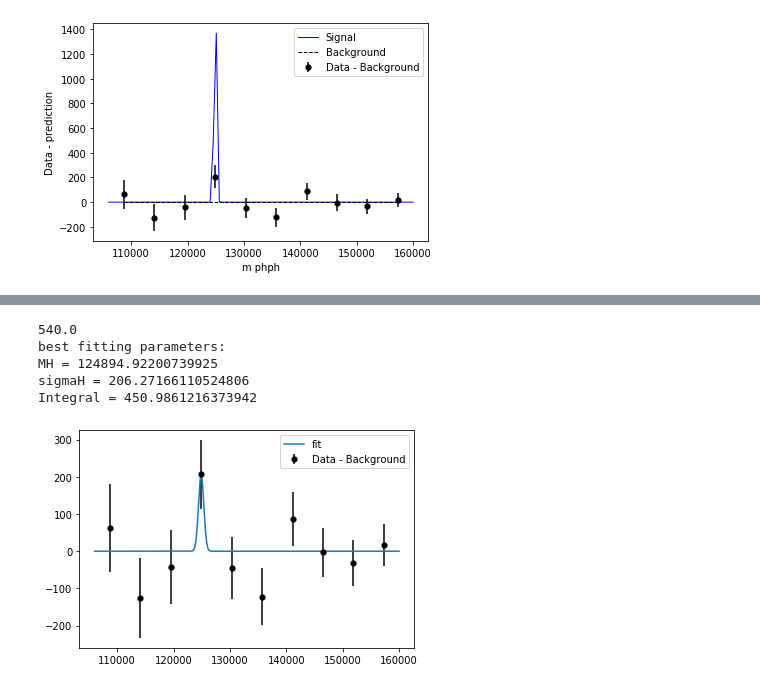
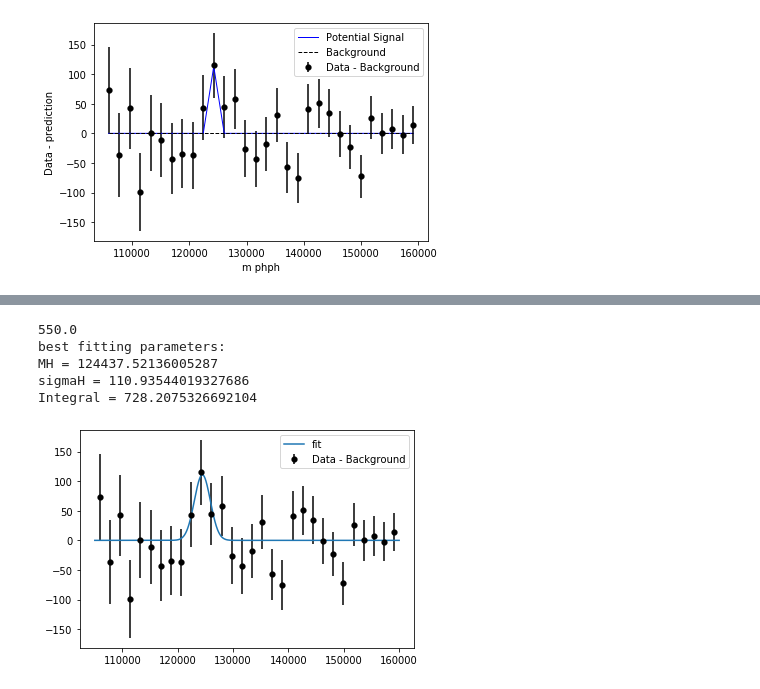
Before and after one commit to keaveney/UCT3rdYearLabATLASOpenData, a Jupyter notebook: Part2_RediscoverTheHiggsBoson.ipynb, the cells around one changed output, grey strips where cells are left out. Saved outputs shown, nothing was run; the diff lists cells and outputs as text; code cells hidden in the pictures.

```diff
--- a/Part2_RediscoverTheHiggsBoson.ipynb
+++ b/Part2_RediscoverTheHiggsBoson.ipynb
@@ -65,17 +71,17 @@ Wall time: 10.5 ms
 # %%
 %%time
 mH = 124894.0
-sigmaH = 200.0
+sigmaH = 210.0
 
 #example binning
 nBins = 30
 minMass = 105000
 maxMass = 160000
 
-#biased bins for H125
-nBins = 10
-minMass = 106000
-maxMass = 160000
+#biased bins for H125 (such that one bin sits right on the higgs peak)
+#nBins = 10
+#minMass = 106000
+#maxMass = 160000
 
 plt.figure()
 plt.xlabel("m phph")
@@ -92,7 +98,9 @@ integral = bin_width * sum(countsData[0:nBins])
 b = np.poly1d(np.polyfit(centres, countsData, 3))
 
 #guess a signal integral for illustration
-integral = 1113802.23
+integral = 11138020.23
+integral = 10113802.23
+
 s = ( scipy.stats.norm.pdf(centres, mH, sigmaH) * integral)
 
 sb = s+b(centres)
@@ -110,19 +118,19 @@ Wall time: 63.2 ms
 # %%
 %%time
 #ratio plot
 residuals = countsData - b(centres)
 plt.figure()
 plt.xlabel("m phph")
 plt.ylabel("Data - prediction")
 plt.errorbar(centres, residuals, yerr=np.sqrt(countsData), label="Data - Background", fmt='o', mfc='k', mec='k', mew=0.2, ecolor='k')
 
 nSteps = 100
 
-x = np.linspace(minMass, maxMass, nSteps)
-plt.plot(x, ( scipy.stats.norm.pdf(x, mH, sigmaH) * integral), 'b', linewidth=1, label="Signal")
+plt.plot(centres, s, 'b', linewidth=1, label="Potential Signal")
+#plt.plot(x, ( scipy.stats.norm.pdf(x, mH, sigmaH) * integral), 'b', linewidth=1, label="Signal")
 plt.plot(centres, np.zeros(len(centres)), 'k', linewidth=1, linestyle="--", label="Background")
 plt.legend()
 
 plt.show()
 # %% [output]
-[figure, old version]
+[figure, new version]
@@ -167,9 +175,9 @@ print("MH = " + str(float(bestFitParams[0])))
 print("sigmaH = " + str(float(bestFitParams[1]) ))
 print("Integral = " + str(float(sigIntegral) ))
 # %% [output]
-540.0
+550.0
 best fitting parameters:
-MH = 124894.92200739925
-sigmaH = 206.27166110524806
-Integral = 450.9861216373942
+MH = 124437.52136005287
+sigmaH = 110.93544019327686
+Integral = 728.2075326692104
-[figure, old version]
+[figure, new version]
```
Also changed, not shown: parts of 6 cells of this notebook, 1 other file.
